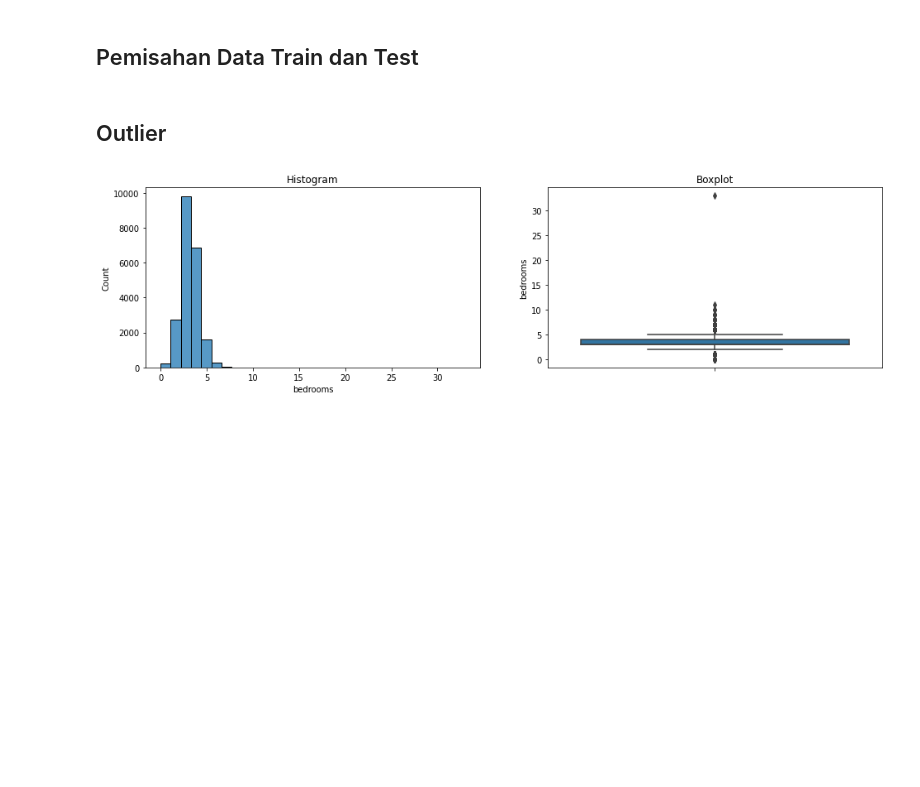
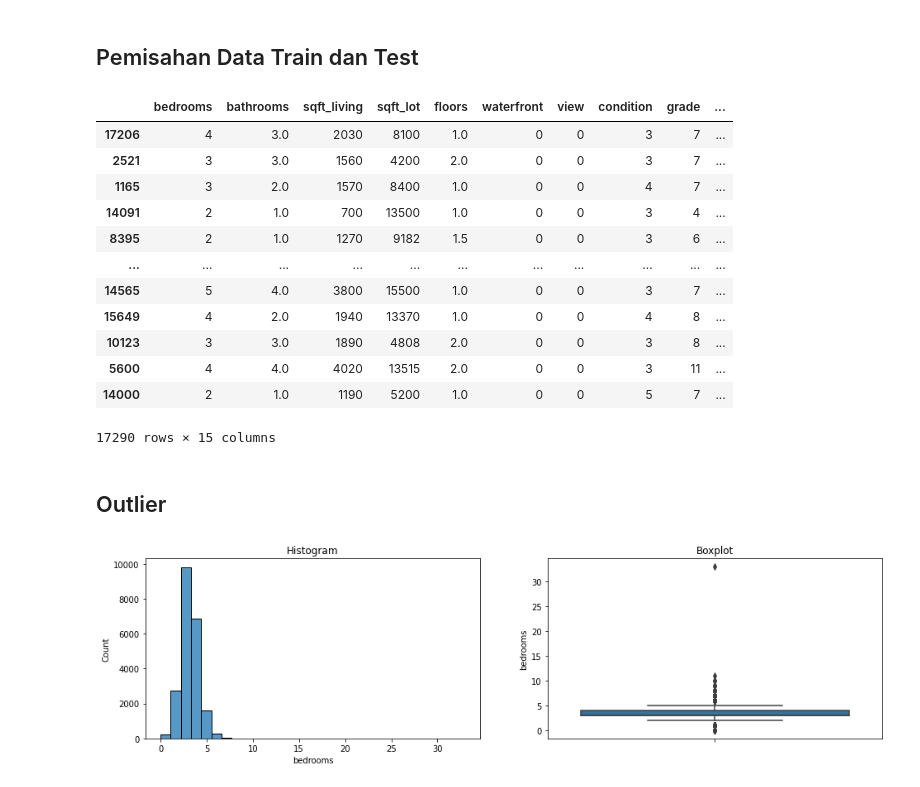
Before and after one commit to r-ap/TrainingMachineLearning, a Jupyter notebook: BFI_PYIM_11.ipynb, the cells around one changed output. Saved outputs shown, nothing was run; the diff lists cells and outputs as text; code cells hidden in the pictures; blank space fills up the shorter version.

```diff
--- a/BFI_PYIM_11.ipynb
+++ b/BFI_PYIM_11.ipynb
@@ -104,6 +104,22 @@ y = data['price']
 ## Pemisahan Data Train dan Test
 # %%
 X_train, X_test, y_train, y_test = train_test_split(X, y, train_size = 0.8, random_state = 50)
+# %%
+X_train
+# %% [output]
+|  | bedrooms | bathrooms | sqft_living | sqft_lot | floors | waterfront | view | condition | grade | ... |
+| 17206 | 4 | 3.0 | 2030 | 8100 | 1.0 | 0 | 0 | 3 | 7 | ... |
+| 2521 | 3 | 3.0 | 1560 | 4200 | 2.0 | 0 | 0 | 3 | 7 | ... |
+| 1165 | 3 | 2.0 | 1570 | 8400 | 1.0 | 0 | 0 | 4 | 7 | ... |
+| 14091 | 2 | 1.0 | 700 | 13500 | 1.0 | 0 | 0 | 3 | 4 | ... |
+| 8395 | 2 | 1.0 | 1270 | 9182 | 1.5 | 0 | 0 | 3 | 6 | ... |
+| ... | ... | ... | ... | ... | ... | ... | ... | ... | ... | ... |
+| 14565 | 5 | 4.0 | 3800 | 15500 | 1.0 | 0 | 0 | 3 | 7 | ... |
+| 15649 | 4 | 2.0 | 1940 | 13370 | 1.0 | 0 | 0 | 4 | 8 | ... |
+| 10123 | 3 | 3.0 | 1890 | 4808 | 2.0 | 0 | 0 | 3 | 8 | ... |
+| 5600 | 4 | 4.0 | 4020 | 13515 | 2.0 | 0 | 0 | 3 | 11 | ... |
+| 14000 | 2 | 1.0 | 1190 | 5200 | 1.0 | 0 | 0 | 5 | 7 | ... |
+17290 rows × 15 columns
 # %% [markdown]
 ## Outlier
 # %%
```
Also changed, not shown: parts of 30 cells of this notebook.
